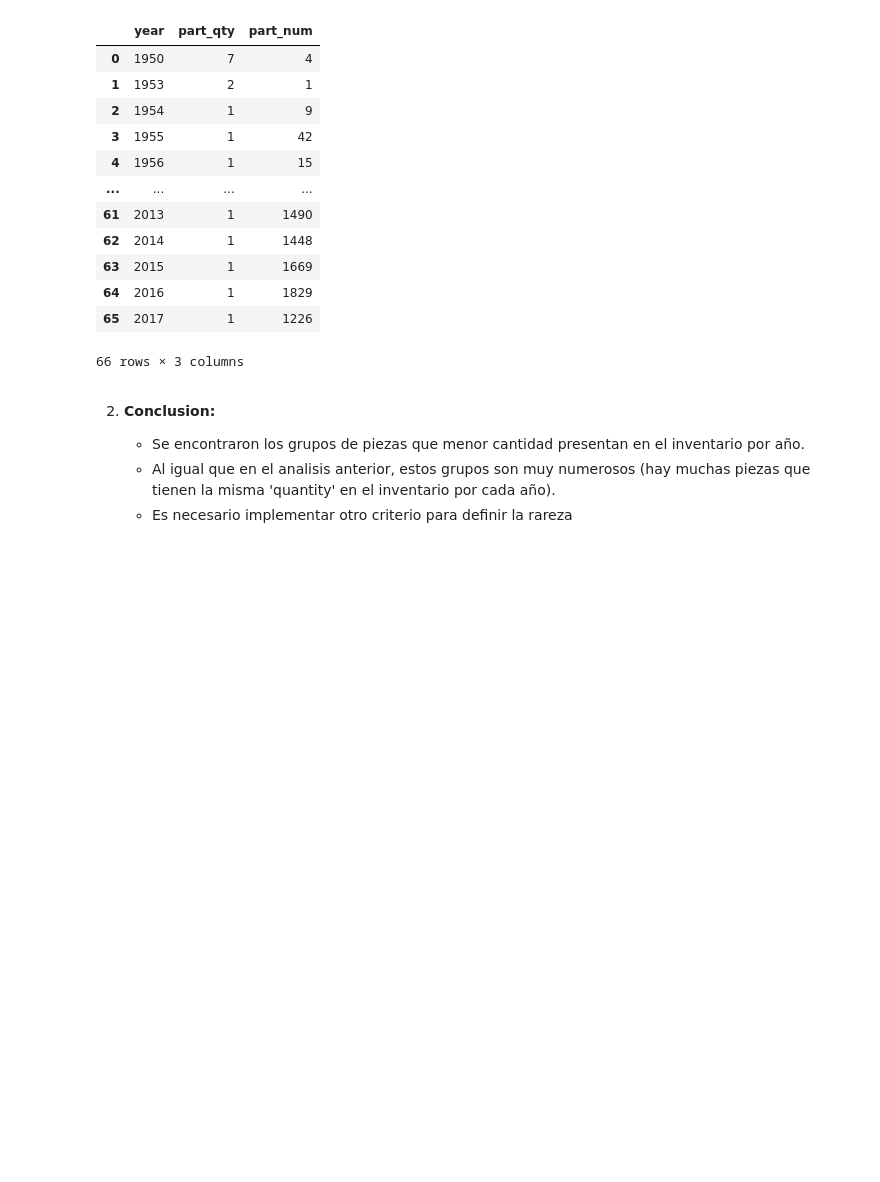
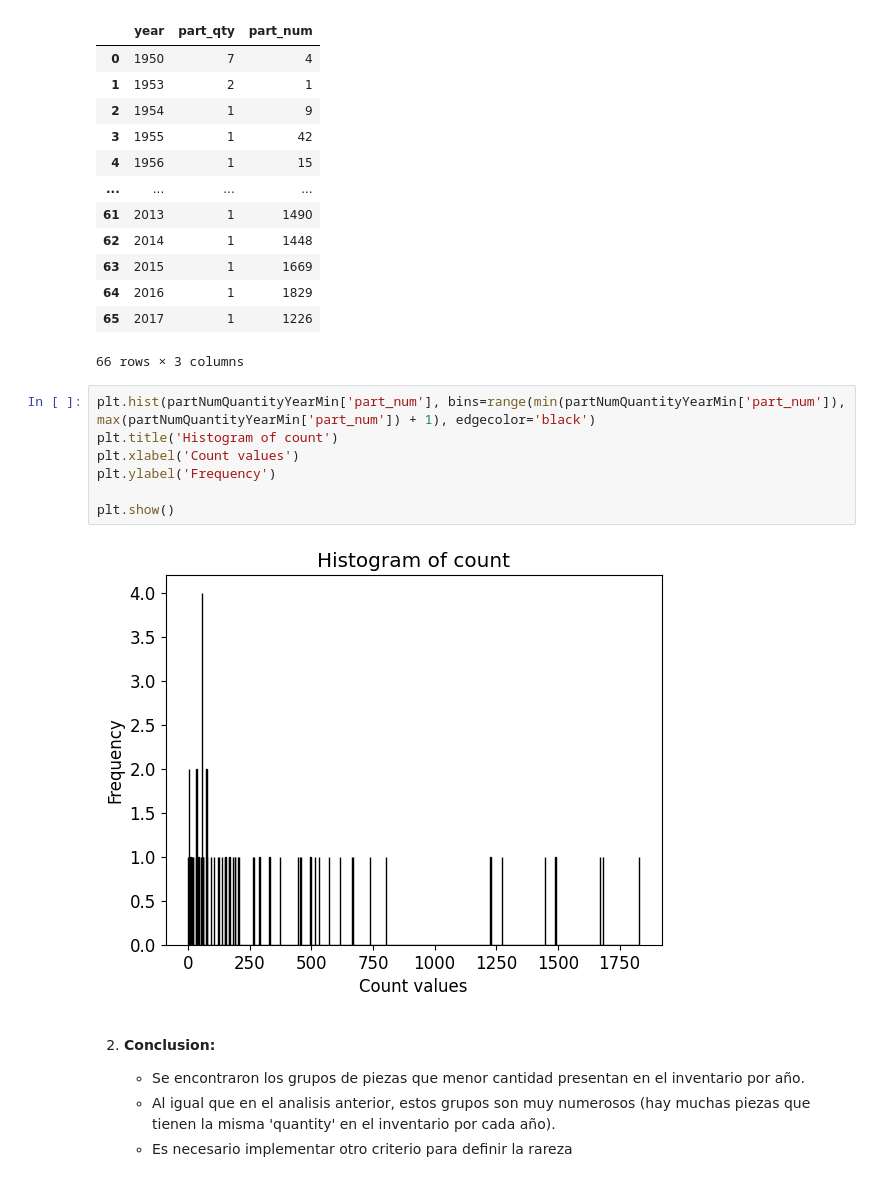
Before and after one commit to matias-herreros/ADD_Lego, a Jupyter notebook: EDA.ipynb, the cells around one changed output. Saved outputs shown, nothing was run; the diff lists cells and outputs as text; blank space fills up the shorter version.

```diff
--- a/EDA.ipynb
+++ b/EDA.ipynb
@@ -785,6 +793,15 @@ partNumQuantityYearMin
 | 64 | 2016 | 1 | 1829 |
 | 65 | 2017 | 1 | 1226 |
 66 rows × 3 columns
+# %%
+plt.hist(partNumQuantityYearMin['part_num'], bins=range(min(partNumQuantityYearMin['part_num']), max(partNumQuantityYearMin['part_num']) + 1), edgecolor='black')
+plt.title('Histogram of count')
+plt.xlabel('Count values')
+plt.ylabel('Frequency')
+
+plt.show()
+# %% [output]
+[figure, added]
 # %% [markdown]
    2. **Conclusion:**
 
```
Also changed, not shown: parts of 7 cells of this notebook.
